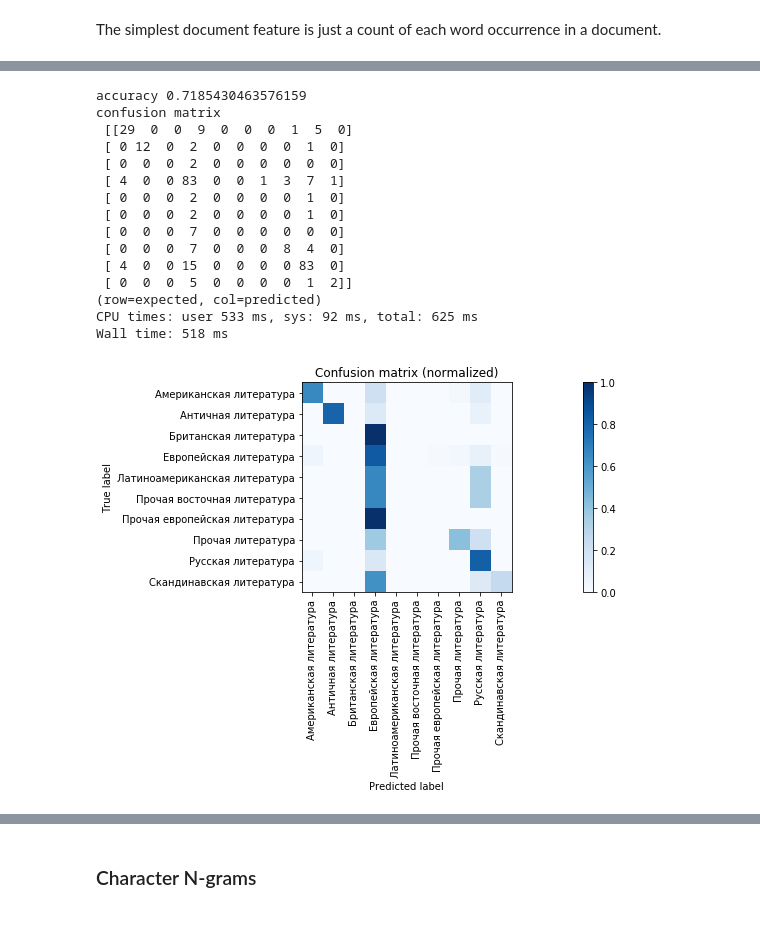
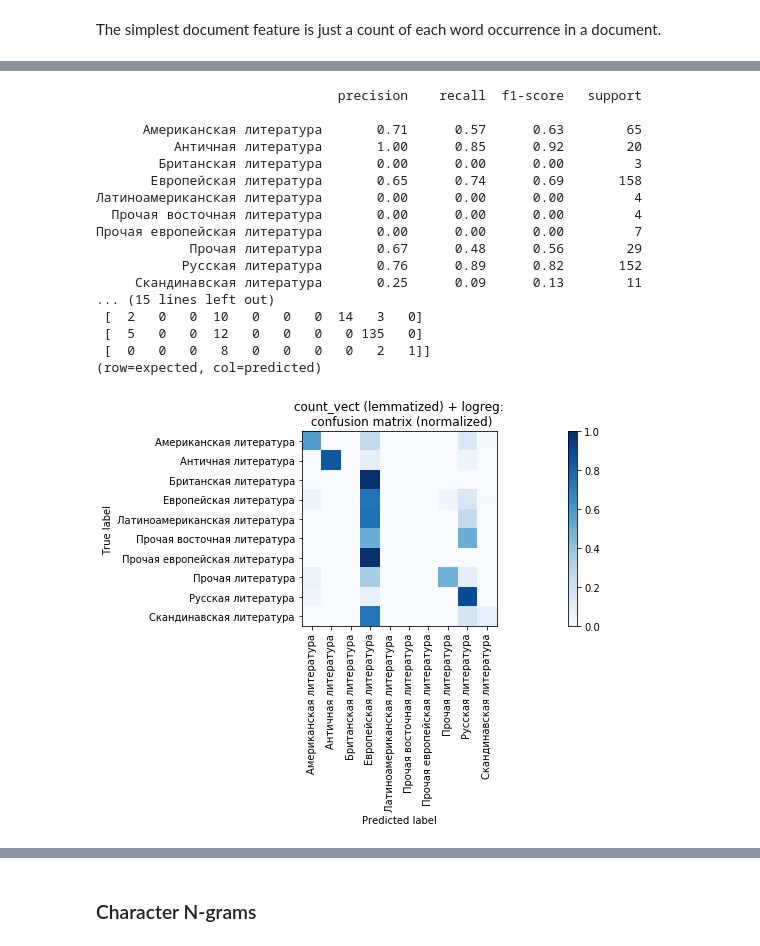
Before and after one commit to nevmenandr/brief-content, a Jupyter notebook: code/1_classification_traditions.ipynb, the cells around one changed output, grey strips where cells are left out. Saved outputs shown, nothing was run; the diff lists cells and outputs as text; code cells hidden in the pictures.

```diff
--- a/code/1_classification_traditions.ipynb
+++ b/code/1_classification_traditions.ipynb
@@ -50,5 +53,5 @@ tradition: Американская литература
 # %%
-train_data, test_data = train_test_split(df, test_size=0.2, random_state=42)
+train_data, test_data = train_test_split(df, test_size=0.3, random_state=42)
 # %%
 fig, axs = plt.subplots(1,2)
 train_data.tradition.value_counts().plot(kind="bar", ax=axs[0])
@@ -62,7 +65,7 @@ traditions = df.groupby('tradition')['tradition'].count().index
 ## Baseline: bag of words, n-grams, tf-idf
 Let's start with some simple baselines before diving into more advanced methods.
 # %%
-STOPWORDS = stopwords.words('russian')
+STOPWORDS = nltk.corpus.stopwords.words('russian')
 TOKENIZER = nltk.tokenize.word_tokenize
 # %% [markdown]
 ### Bag of words
@@ -79,6 +85,6 @@ Wall time: 31.5 s
 # %%
 %%time
 
-logreg = linear_model.LogisticRegression(n_jobs=1, C=1e5)
+logreg = LogisticRegression(n_jobs=1, C=1e5)
 logreg = logreg.fit(train_data_features, train_data['tradition'])
 # %% [output]
@@ -153,21 +167,24 @@ Wall time: 2.21 s
 # %%
-%%time
+y_pred = logreg.predict(count_vectorizer_lemmatized.transform(test_data['text_pymystem_list']))
 
-predict(count_vectorizer_lemmatized, logreg, test_data['text_pymystem_list'], test_data['tradition'], traditions)
+evaluate_prediction(test_data['tradition'], y_pred, traditions,
+                    title='count_vect (lemmatized) + logreg:\n confusion matrix')
 # %% [output]
-accuracy 0.7185430463576159
-confusion matrix
- [[29  0  0  9  0  0  0  1  5  0]
- [ 0 12  0  2  0  0  0  0  1  0]
- [ 0  0  0  2  0  0  0  0  0  0]
- [ 4  0  0 83  0  0  1  3  7  1]
- [ 0  0  0  2  0  0  0  0  1  0]
- [ 0  0  0  2  0  0  0  0  1  0]
- [ 0  0  0  7  0  0  0  0  0  0]
- [ 0  0  0  7  0  0  0  8  4  0]
- [ 4  0  0 15  0  0  0  0 83  0]
- [ 0  0  0  5  0  0  0  0  1  2]]
+                               precision    recall  f1-score   support
+
+      Американская литература       0.71      0.57      0.63        65
+          Античная литература       1.00      0.85      0.92        20
+        Британская литература       0.00      0.00      0.00         3
+       Европейская литература       0.65      0.74      0.69       158
+Латиноамериканская литература       0.00      0.00      0.00         4
+  Прочая восточная литература       0.00      0.00      0.00         4
+Прочая европейская литература       0.00      0.00      0.00         7
+            Прочая литература       0.67      0.48      0.56        29
+           Русская литература       0.76      0.89      0.82       152
+     Скандинавская литература       0.25      0.09      0.13        11
+... (15 lines left out)
+ [  2   0   0  10   0   0   0  14   3   0]
+ [  5   0   0  12   0   0   0   0 135   0]
+ [  0   0   0   8   0   0   0   0   2   1]]
 (row=expected, col=predicted)
-CPU times: user 533 ms, sys: 92 ms, total: 625 ms
-Wall time: 518 ms
-[figure, old version]
+[figure, new version]
```
Also changed, not shown: parts of 84 cells of this notebook, 2 other files.
